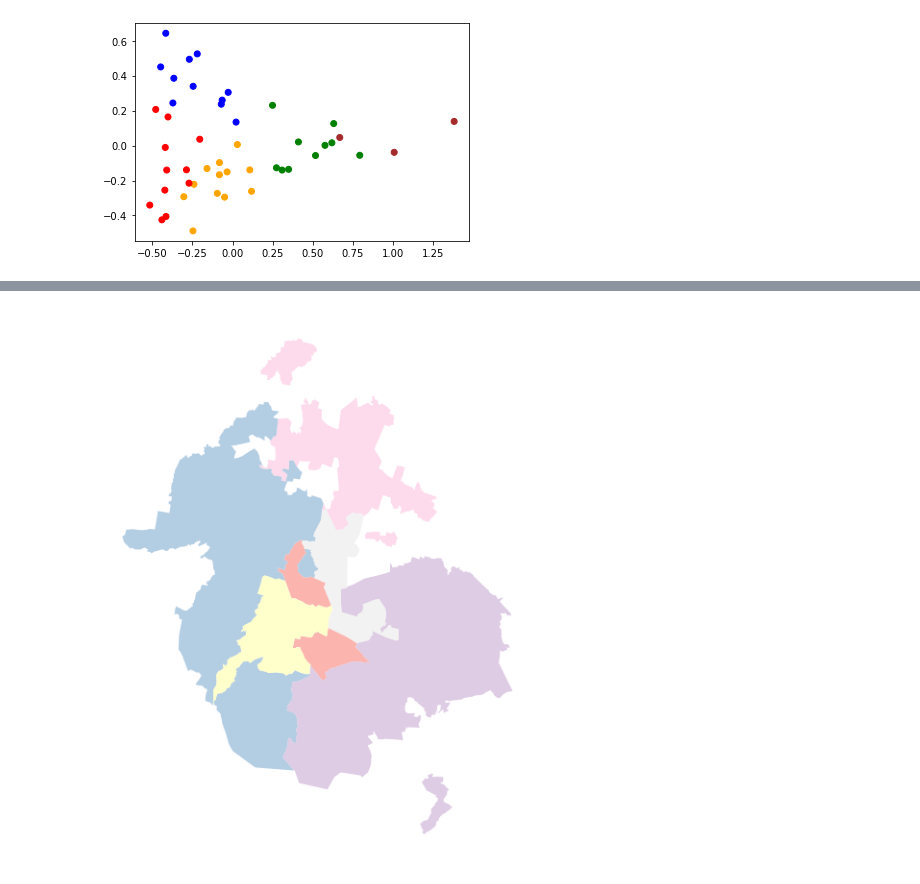
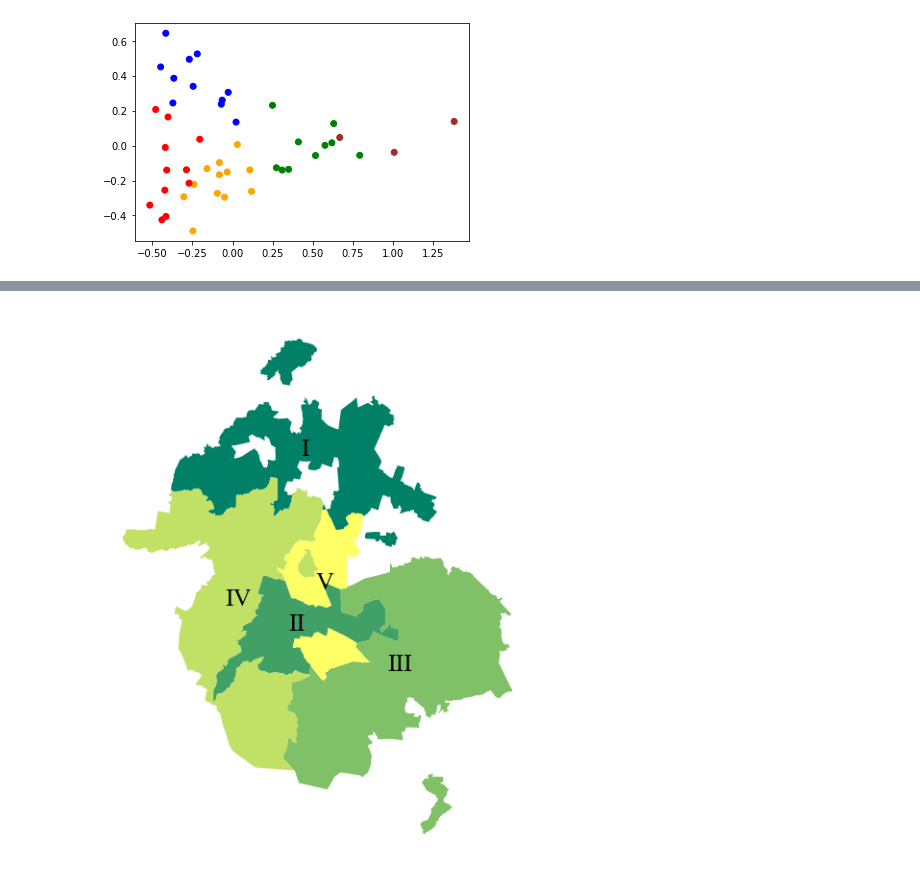
Before and after one commit to edtrelo/COVID19Model, a Jupyter notebook: src/clustering/regionalización.ipynb, the cells around one changed output, grey strips where cells are left out. Drawn from its saved outputs; the diff is of its cells as text; code cells hidden in the pictures.

```diff
--- a/src/clustering/regionalización.ipynb
+++ b/src/clustering/regionalización.ipynb
@@ -11,6 +11,7 @@ from sklearn.cluster import KMeans
 from sklearn.preprocessing import MinMaxScaler, StandardScaler
 from sklearn.decomposition import PCA
 from scipy import stats
+plt.rcParams["font.family"] = "Times New Roman"
 # %% [markdown]
 ## Regionalización (Clustering)
 
@@ -234,0 +242,2 @@ regiones = mapa_ZMVM.dissolve(by="region")
+# %%
+romanos = {0:'I', 1:'II', 2:'III', 3:'IV', 4:'V', 5:'VI', 6:'VII', 7:'VIII'}
@@ -235,12 +252,16 @@ regiones = mapa_ZMVM.dissolve(by="region")
 # %%
 fig, ax = plt.subplots(figsize = (8, 12))
 
-regiones.plot(cmap = 'Pastel1', ax = ax, legend = True)
+regiones.plot(cmap = 'summer', ax = ax, legend = True)
 ax.axis('off')
+regiones.reset_index().apply(lambda x: ax.annotate(text=romanos[x['region']],
+                                     xy=x.geometry.centroid.coords[0],
+                                     ha='center',
+                                     fontsize = 26), axis=1)
 
 plt.show()
 # %% [output]
-[figure, old version]
+[figure, new version]
 # %%
 mapa_ZMVM.to_file('D:/Edgar Trejo/Universidad/Proyecto/COVID19Model/data/cleandata/regionesmap/regiones.shp')
 # %%
```
Also changed, not shown: parts of 3 cells of this notebook, 2 other files.
